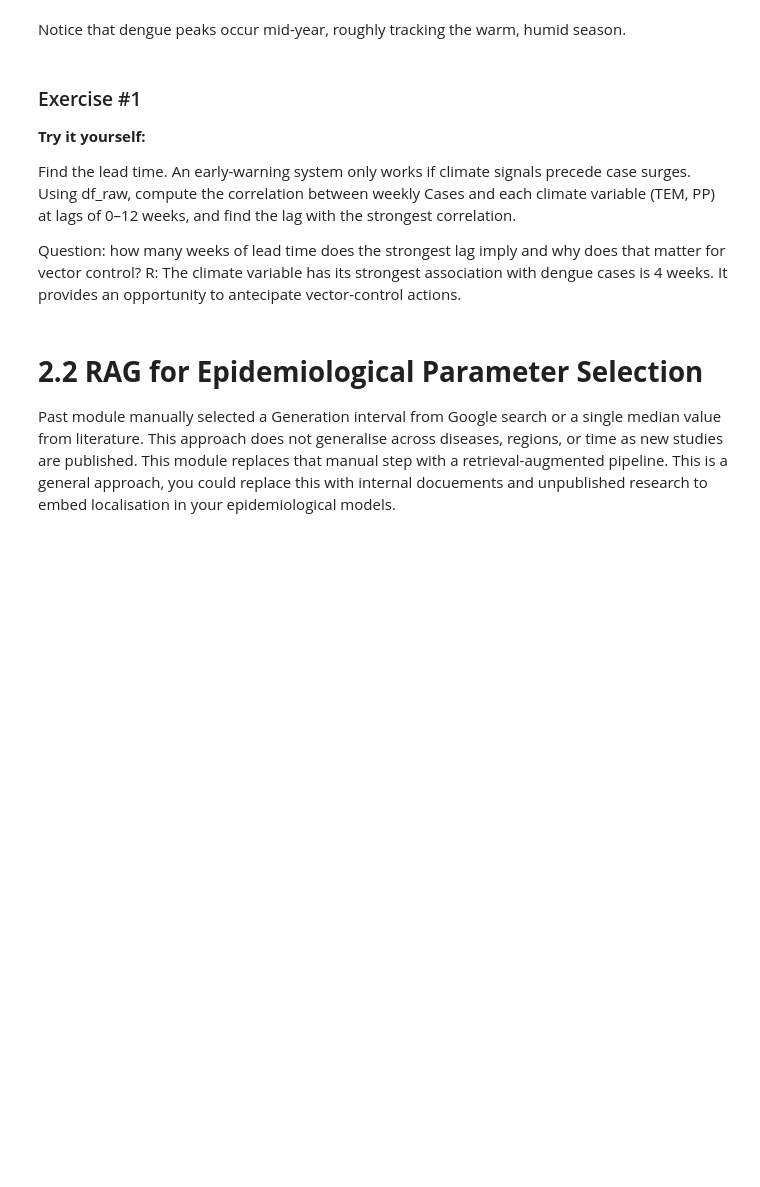
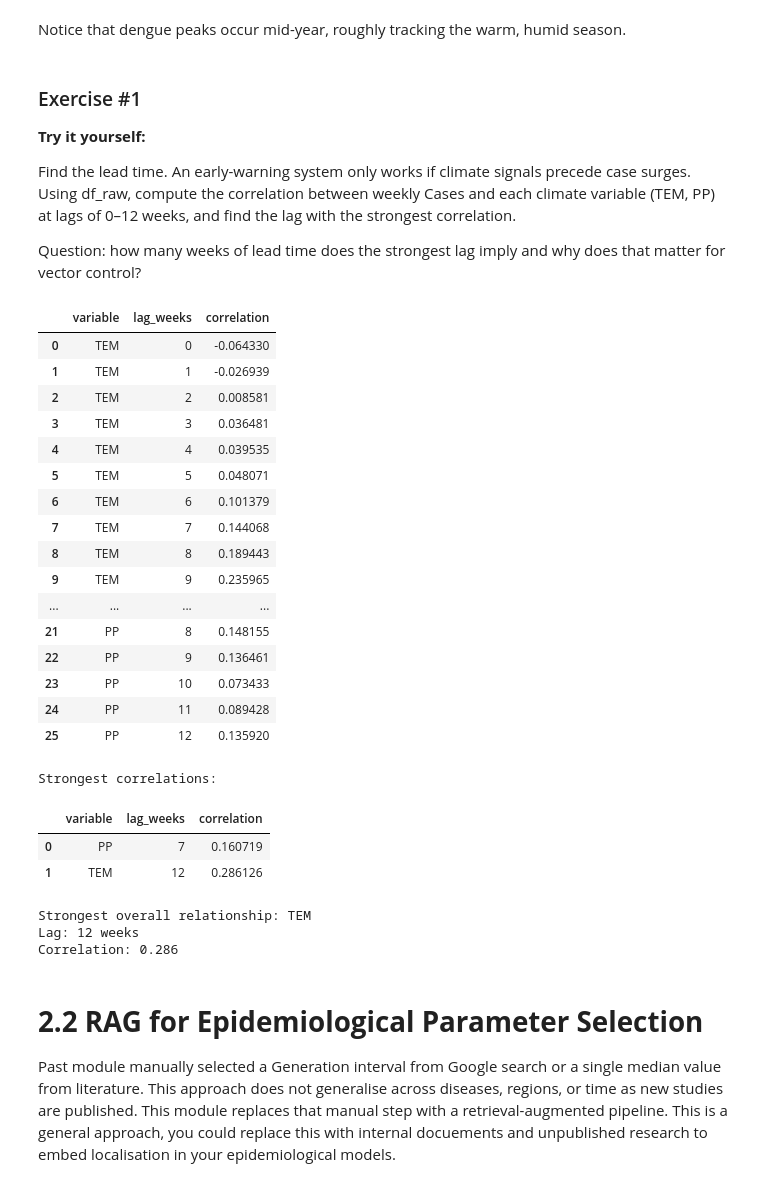
Before and after one commit to silvamoreirasilva/Climate-Change-AI-SummerSchool, a Jupyter notebook: hands_on_outbreak_analytics.ipynb, the cells around one changed output. Cells and saved outputs as stored; diff of their text form; code cells hidden in the pictures; blank space fills up the shorter version.

```diff
--- a/hands_on_outbreak_analytics.ipynb
+++ b/hands_on_outbreak_analytics.ipynb
@@ -262,7 +285,70 @@ Find the lead time.
 An early-warning system only works if climate signals precede case surges. Using df_raw, compute the correlation between weekly Cases and each climate variable (TEM, PP) at lags of 0–12 weeks, and find the lag with the strongest correlation.
 
 Question: how many weeks of lead time does the strongest lag imply and why does that matter for vector control?
-R: The climate variable has its strongest association with dengue cases is 4 weeks. It provides an opportunity to antecipate vector-control actions.
+# %%
+# Exercise 1 - Find the lead time
+
+results = []
+
+for variable in ['TEM', 'PP']:
+    for lag in range(13):
+        # Climate at week t is compared with cases lag weeks later
+        corr = df_raw['Cases'].corr(df_raw[variable].shift(lag))
+
+        results.append({
+            'variable': variable,
+            'lag_weeks': lag,
+            'correlation': corr
+        })
+
+lag_results = pd.DataFrame(results)
+
+display(lag_results)
+
+# Strongest correlation for each climate variable
+strongest = (
+    lag_results
+    .loc[lag_results.groupby('variable')['correlation']
+         .apply(lambda x: x.abs().idxmax())]
+    .reset_index(drop=True)
+)
+
+print("Strongest correlations:")
+display(strongest)
+
+# Strongest overall
+best = lag_results.loc[lag_results['correlation'].abs().idxmax()]
+
+print(
+    f"\nStrongest overall relationship: {best['variable']}\n"
+    f"Lag: {int(best['lag_weeks'])} weeks\n"
+    f"Correlation: {best['correlation']:.3f}"
+)
+# %% [output]
+|  | variable | lag_weeks | correlation |
+| 0 | TEM | 0 | -0.064330 |
+| 1 | TEM | 1 | -0.026939 |
+| 2 | TEM | 2 | 0.008581 |
+| 3 | TEM | 3 | 0.036481 |
+| 4 | TEM | 4 | 0.039535 |
+| 5 | TEM | 5 | 0.048071 |
+| 6 | TEM | 6 | 0.101379 |
+| 7 | TEM | 7 | 0.144068 |
+| 8 | TEM | 8 | 0.189443 |
+| 9 | TEM | 9 | 0.235965 |
+| ... | ... | ... | ... |
+| 21 | PP | 8 | 0.148155 |
+| 22 | PP | 9 | 0.136461 |
+| 23 | PP | 10 | 0.073433 |
+| 24 | PP | 11 | 0.089428 |
+| 25 | PP | 12 | 0.135920 |
+Strongest correlations:
+|  | variable | lag_weeks | correlation |
+| 0 | PP | 7 | 0.160719 |
+| 1 | TEM | 12 | 0.286126 |
+Strongest overall relationship: TEM
+Lag: 12 weeks
+Correlation: 0.286
 # %% [markdown]
 # **2.2 RAG for Epidemiological Parameter Selection**
 
```
Also changed, not shown: parts of 5 cells of this notebook.
